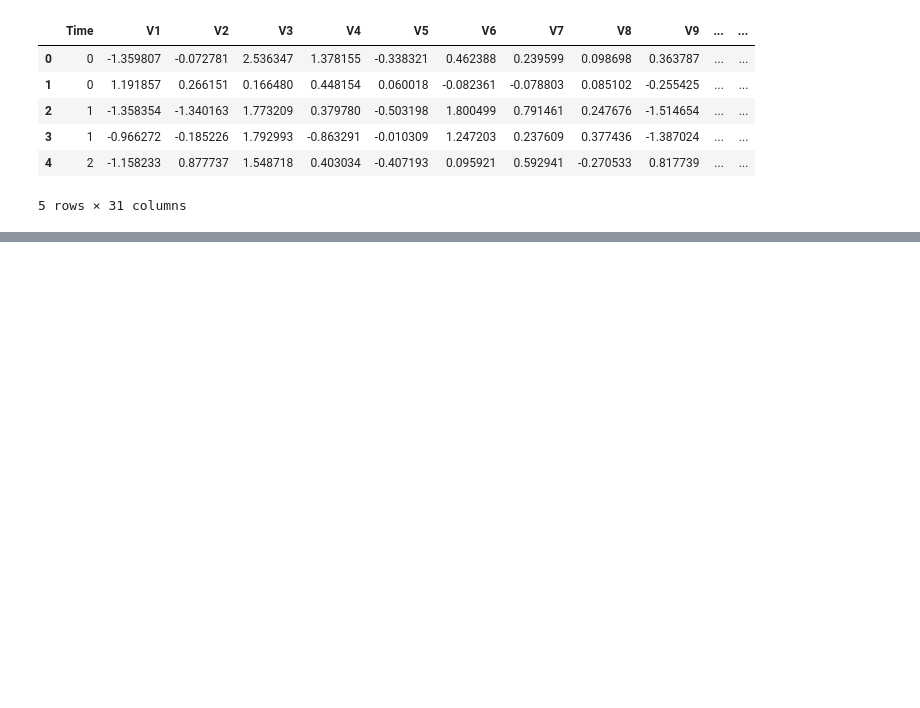
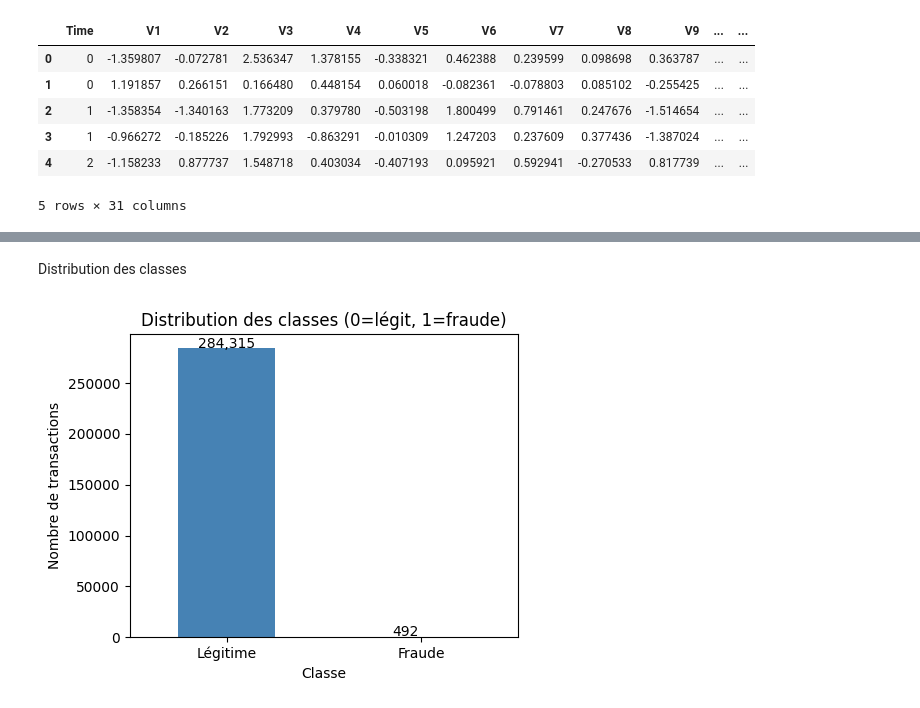
Before and after one commit to bms-awadi/arene-des-algos-Awadi_BEDJA, a Jupyter notebook: jour4-fraud-detection-ml/fraude_detection_ml.ipynb, the cells around one changed output, grey strips where cells are left out. Drawn from its saved outputs; the diff is of its cells as text; code cells hidden in the pictures; blank space fills up the shorter version.

Commit message:
feat(phase 1): EDA, correlations features, distribution montants feat(phase 1): split train/val/test stratifie, checkpoints qualite passes

```diff
--- a/jour4-fraud-detection-ml/fraude_detection_ml.ipynb
+++ b/jour4-fraud-detection-ml/fraude_detection_ml.ipynb
@@ -51,0 +55,2 @@ Colonnes (31) : ['Time', 'V1', 'V2', 'V3', 'V4', 'V5', 'V6', 'V7', 'V8', 'V9', '
+# %%
+df = pd.read_csv("data/creditcard.csv")
@@ -51,0 +74,15 @@ Colonnes (31) : ['Time', 'V1', 'V2', 'V3', 'V4', 'V5', 'V6', 'V7', 'V8', 'V9', '
+# %% [markdown]
+Distribution des classes
+# %%
+fig, ax = plt.subplots(figsize=(5, 4))
+df["Class"].value_counts().plot(kind="bar", ax=ax, color=["steelblue", "crimson"])
+ax.set_title("Distribution des classes (0=légit, 1=fraude)")
+ax.set_xlabel("Classe")
+ax.set_ylabel("Nombre de transactions")
+ax.set_xticklabels(["Légitime", "Fraude"], rotation=0)
+for p in ax.patches:
+    ax.annotate(f"{p.get_height():,}", (p.get_x() + 0.1, p.get_height() + 500))
+plt.tight_layout()
+plt.show()
+# %% [output]
+[figure, added]
```
Also changed, not shown: parts of 12 cells of this notebook, 1 other file.
